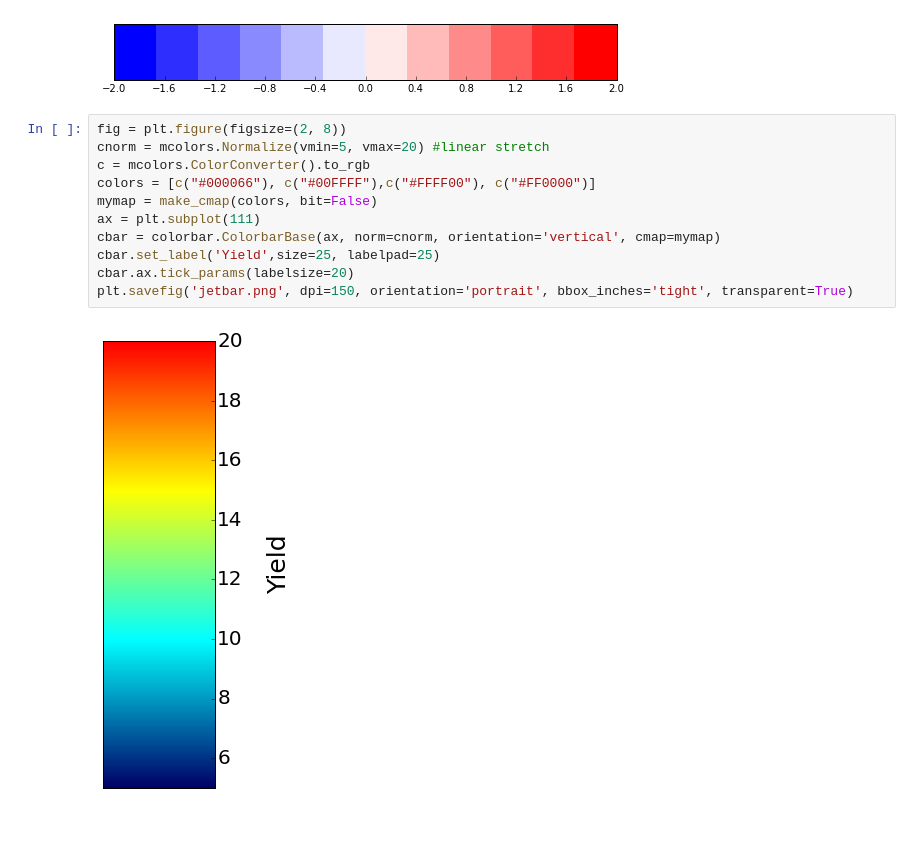
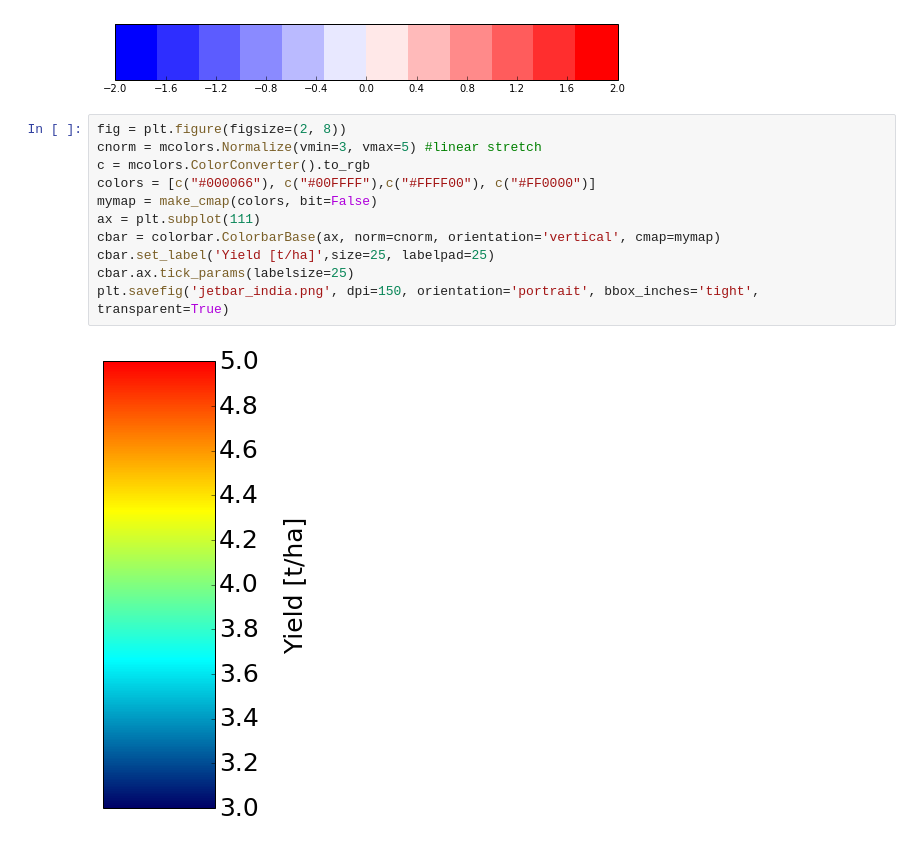
Before and after one commit to george-azzari/sharedscripts, a Jupyter notebook: colormaps.ipynb, the cells around one changed output. Cells and saved outputs as stored; diff of their text form.

```diff
--- a/colormaps.ipynb
+++ b/colormaps.ipynb
@@ -99,14 +97,14 @@ cbar = colorbar.ColorbarBase(ax2, norm=cnorm, orientation='horizontal', cmap=mym
 [figure]
 # %%
 fig = plt.figure(figsize=(2, 8))
-cnorm = mcolors.Normalize(vmin=5, vmax=20) #linear stretch
+cnorm = mcolors.Normalize(vmin=3, vmax=5) #linear stretch
 c = mcolors.ColorConverter().to_rgb
 colors = [c("#000066"), c("#00FFFF"),c("#FFFF00"), c("#FF0000")]
 mymap = make_cmap(colors, bit=False)
 ax = plt.subplot(111)
 cbar = colorbar.ColorbarBase(ax, norm=cnorm, orientation='vertical', cmap=mymap)
-cbar.set_label('Yield',size=25, labelpad=25)
-cbar.ax.tick_params(labelsize=20)
-plt.savefig('jetbar.png', dpi=150, orientation='portrait', bbox_inches='tight', transparent=True)
+cbar.set_label('Yield [t/ha]',size=25, labelpad=25)
+cbar.ax.tick_params(labelsize=25)
+plt.savefig('jetbar_india.png', dpi=150, orientation='portrait', bbox_inches='tight', transparent=True)
 # %% [output]
-[figure, old version]
+[figure, new version]
```
Also changed, not shown: parts of 11 cells of this notebook, 16 other files.
